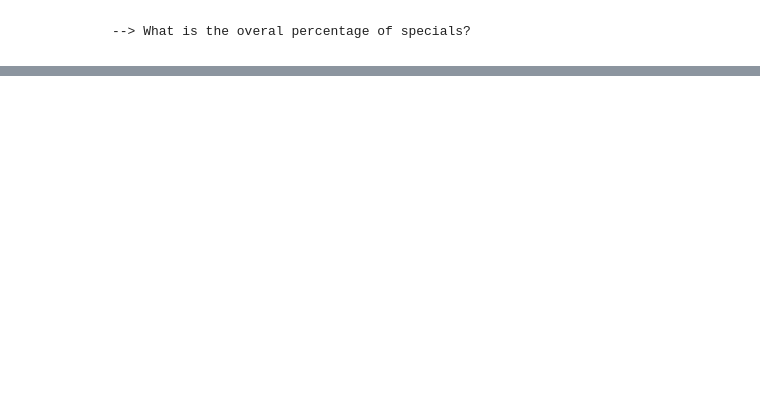
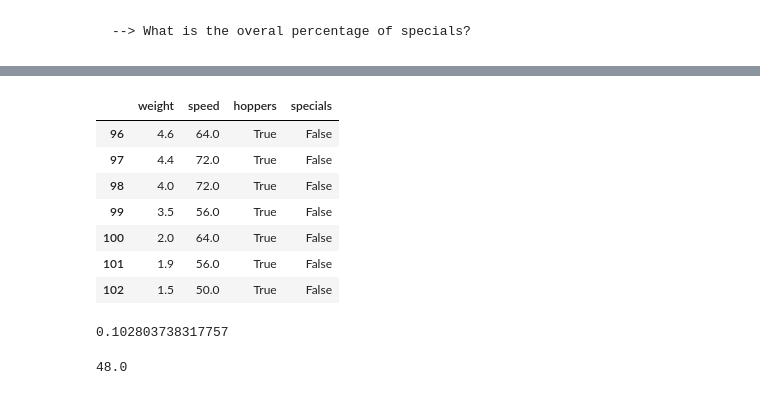
Before and after one commit to stephenkipkurui/numpy-pandas-visualization-exercises, a Jupyter notebook: dataframes.ipynb, the cells around one changed output, grey strips where cells are left out. Drawn from its saved outputs; the diff is of its cells as text; code cells hidden in the pictures; blank space fills up the shorter version.

```diff
--- a/dataframes.ipynb
+++ b/dataframes.ipynb
@@ -469,0 +552,26 @@ dodge_car_worst_average
+# %%
+median_speed = mammals['speed'].median()
+median_speed
+
+hoppers = mammals[mammals.hoppers == True]
+
+hopper_speed = hoppers[hoppers.speed > median_speed]
+
+hopper_speed
+# %% [output]
+|  | weight | speed | hoppers | specials |
+| 96 | 4.6 | 64.0 | True | False |
+| 97 | 4.4 | 72.0 | True | False |
+| 98 | 4.0 | 72.0 | True | False |
+| 99 | 3.5 | 56.0 | True | False |
+| 100 | 2.0 | 64.0 | True | False |
+| 101 | 1.9 | 56.0 | True | False |
+| 102 | 1.5 | 50.0 | True | False |
+# %%
+hopper_mammals_avg
+# %% [output]
+0.102803738317757
+# %%
+median_speed
+# %% [output]
+48.0
```
Also changed, not shown: parts of 16 cells of this notebook.
